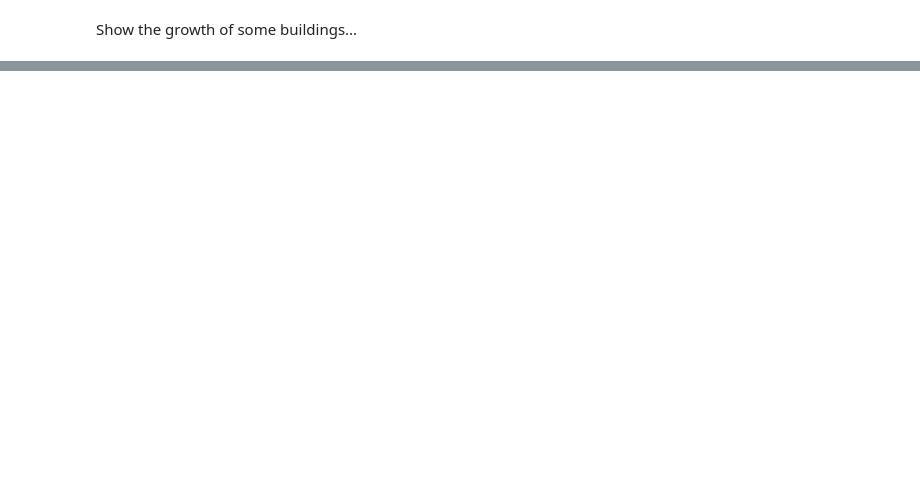
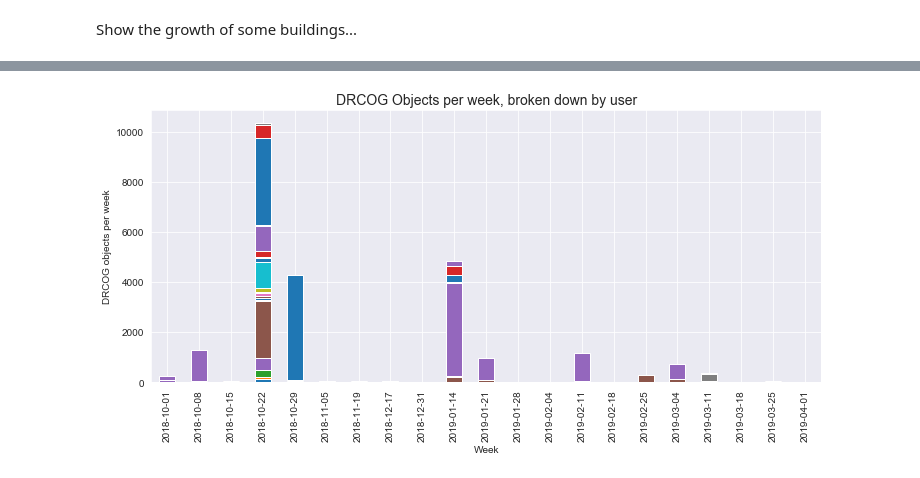
Before and after one commit to jenningsanderson/drcog, a Jupyter notebook: analysis/Building Stats form GeoJSONSeq.ipynb, the cells around one changed output, grey strips where cells are left out. Saved outputs shown, nothing was run; the diff lists cells and outputs as text; code cells hidden in the pictures; blank space fills up the shorter version.

```diff
--- a/analysis/Building Stats form GeoJSONSeq.ipynb
+++ b/analysis/Building Stats form GeoJSONSeq.ipynb
@@ -51,0 +78,7 @@ gb_date = df.groupby('d')
+# %%
+# This is the most absurd rounding thing I've done in a long time, but it works...
+# https://stackoverflow.com/questions/34539959/how-to-round-dates-to-week-starts-in-pandas
+
+df['week'] = df.date.apply(
+    lambda x: (pd.Timestamp(x*1000000000) - pd.to_timedelta(pd.Timestamp(x*1000000000).dayofweek,unit='d')).date())
+df.head()
@@ -51,0 +92,12 @@ gb_date = df.groupby('d')
+# %%
+combined_df = []
+count =0;
+for u,items in df[df.d > min_date].groupby('user'):
+    if len(items)>0:
+        new_df = items.groupby('week').aggregate({"id":'count'})
+        new_df.columns=[u]
+        if count==0:
+            combined_df = new_df
+        else:
+            combined_df = combined_df.join(new_df, how='outer')
+        count+=1
@@ -51,0 +115,9 @@ gb_date = df.groupby('d')
+# %%
+sns.set_style('darkgrid')
+ax = combined_df.plot(kind='bar',stacked=True,figsize=(12,5),legend=False)
+ax.set_ylabel("DRCOG objects per week")
+ax.set_xlabel("Week")
+ax.set_title("DRCOG Objects per week, broken down by user",fontsize=14);
+ax.get_figure().savefig('../docs/stats/per-week-per-user.png')
+# %% [output]
+[figure, added]
```
Also changed, not shown: parts of 30 cells of this notebook, 10 other files.
